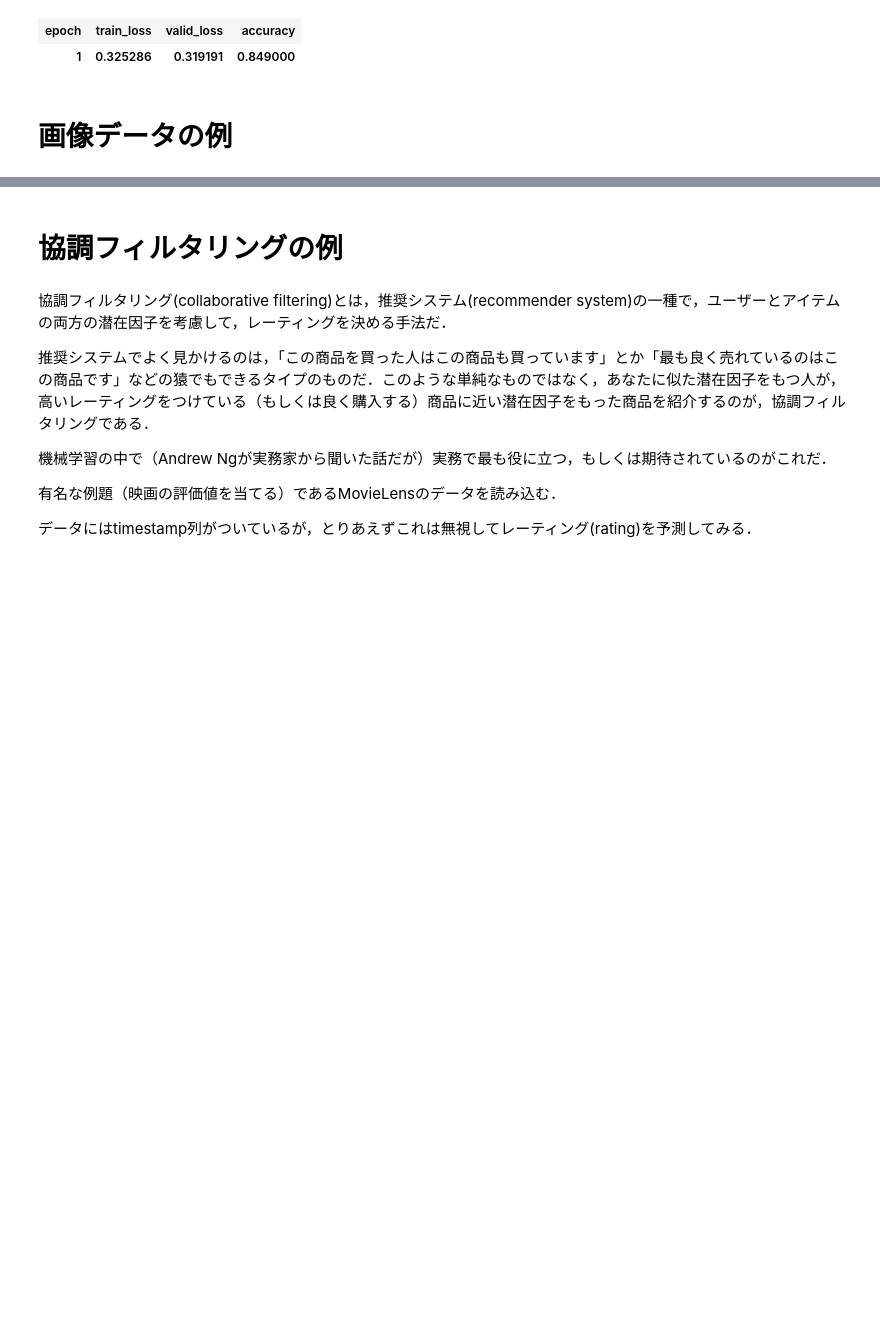
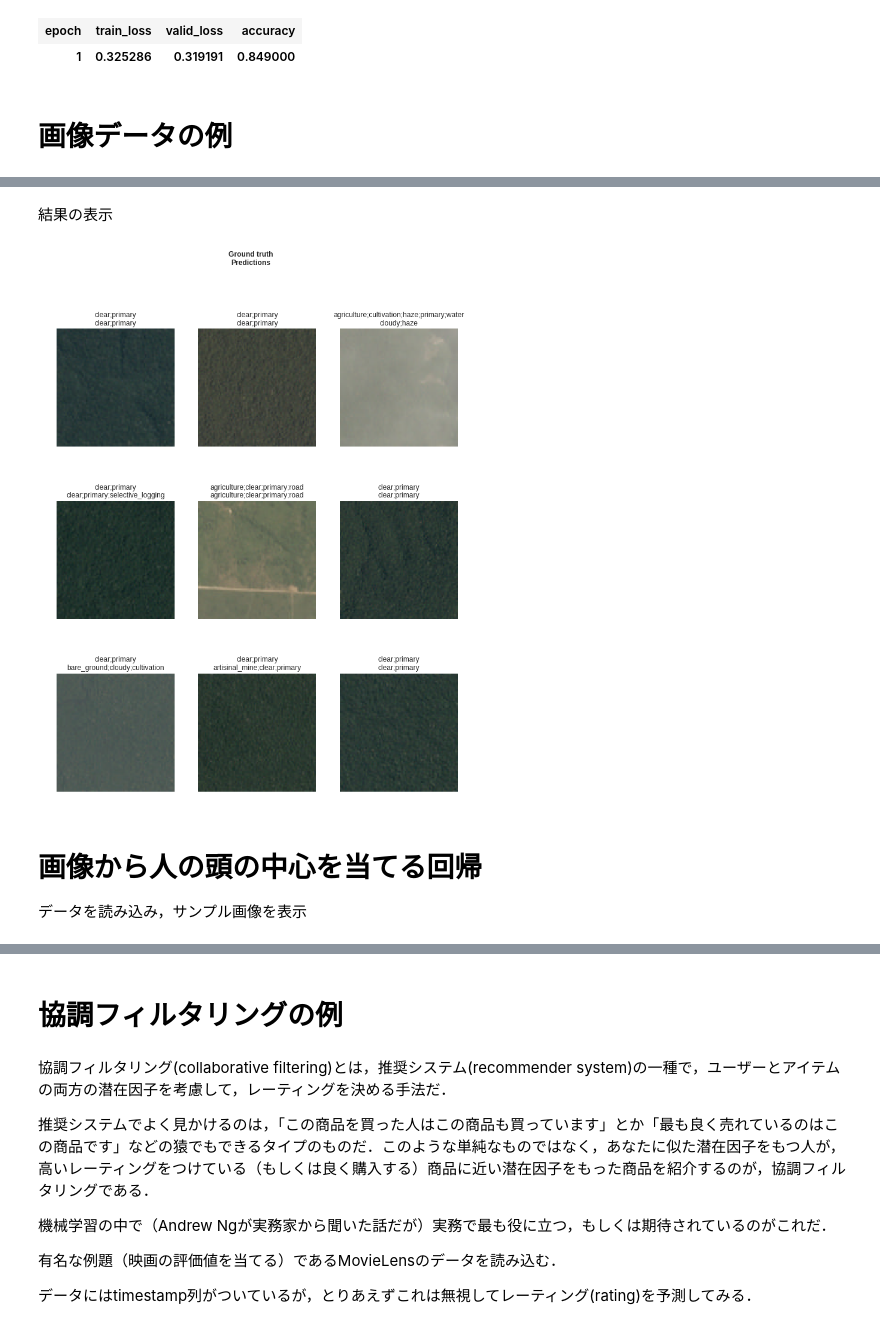
Before and after one commit to mickeykubo/dash, a Jupyter notebook: fastai_training.ipynb, the cells around one changed output, grey strips where cells are left out. Drawn from its saved outputs; the diff is of its cells as text; code cells hidden in the pictures; blank space fills up the shorter version.

```diff
--- a/fastai_training.ipynb
+++ b/fastai_training.ipynb
@@ -410,0 +421,3 @@ Total time: 00:49
+# %%
+learn = create_cnn(data, models.resnet18)
+learn.fit_one_cycle(5,1e-2)
@@ -410,0 +432,10 @@ Total time: 00:49
+# %% [markdown]
+結果の表示
+# %%
+learn.show_results(rows=3, figsize=(12,15))
+# %% [output]
+[figure, added]
+# %% [markdown]
+# 画像から人の頭の中心を当てる回帰
+
+データを読み込み，サンプル画像を表示
```
Also changed, not shown: parts of 17 cells of this notebook.
